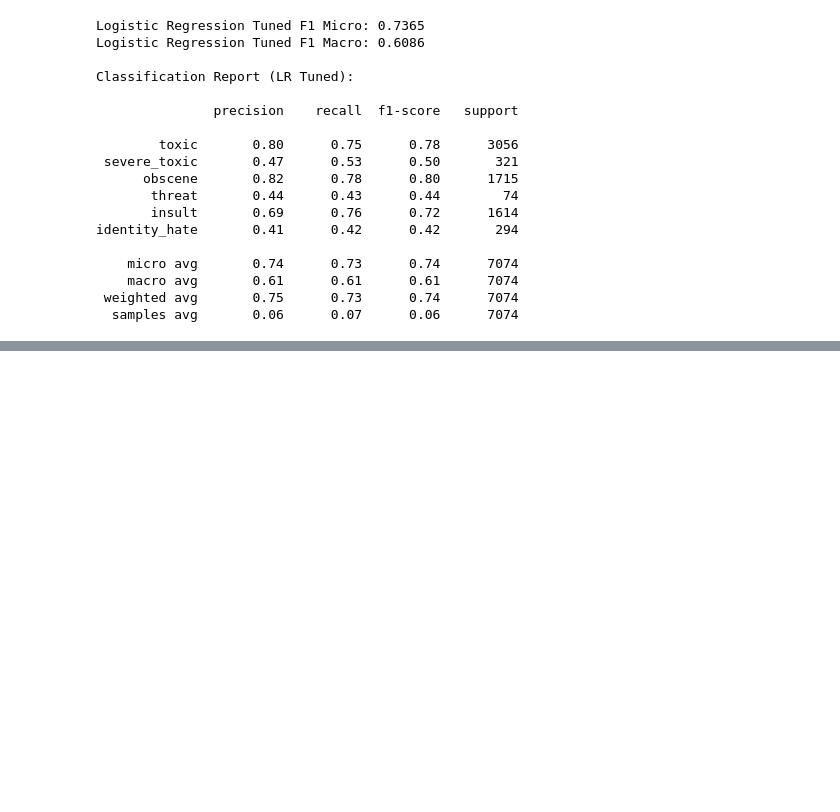
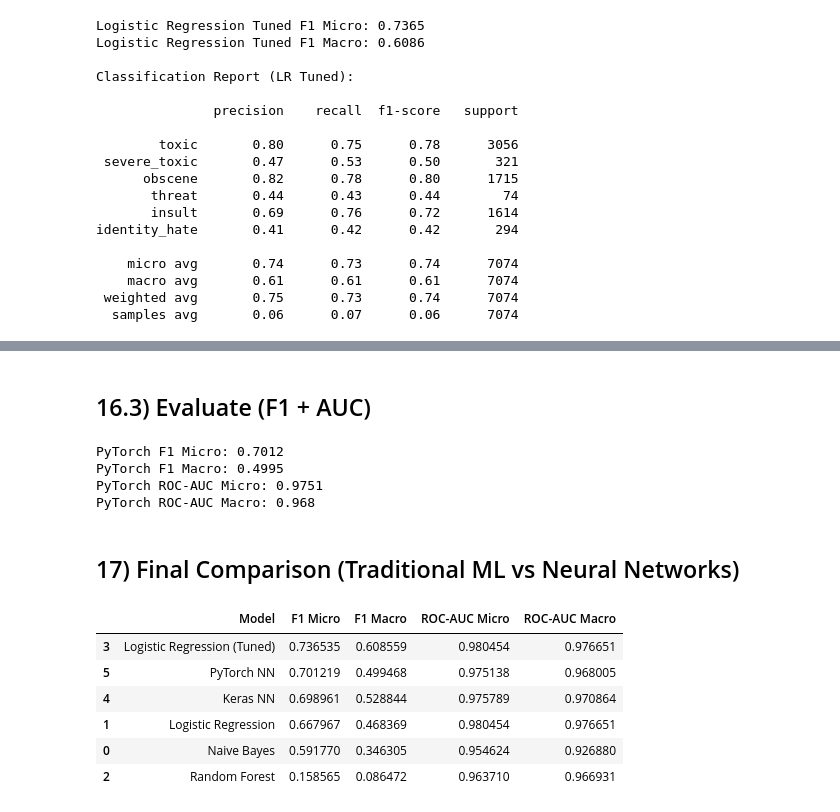
Before and after one commit to sanjelprashid/toxic-comment-classification-AI, a Jupyter notebook: notebooks/toxic_comment_model.ipynb, the cells around one changed output, grey strips where cells are left out. Saved outputs shown, nothing was run; the diff lists cells and outputs as text; code cells hidden in the pictures; blank space fills up the shorter version.

```diff
--- a/notebooks/toxic_comment_model.ipynb
+++ b/notebooks/toxic_comment_model.ipynb
@@ -796,0 +997,56 @@ identity_hate       0.41      0.42      0.42       294
+# %% [markdown]
+## 16.3) Evaluate (F1 + AUC)
+# %%
+from sklearn.metrics import f1_score, roc_auc_score
+import numpy as np
+
+torch_model.eval()
+
+all_probs = []
+all_true = []
+
+with torch.no_grad():
+    for xb, yb in test_loader:
+        xb = xb.to(device)
+        probs = torch_model(xb).cpu().numpy()
+        all_probs.append(probs)
+        all_true.append(yb.numpy())
+
+torch_prob = np.vstack(all_probs)
+y_true = np.vstack(all_true)
+
+torch_pred = (torch_prob >= 0.5).astype(int)
+
+print("PyTorch F1 Micro:", round(f1_score(y_true, torch_pred, average="micro"), 4))
+print("PyTorch F1 Macro:", round(f1_score(y_true, torch_pred, average="macro"), 4))
+
+print("PyTorch ROC-AUC Micro:", round(roc_auc_score(y_true, torch_prob, average="micro"), 4))
+print("PyTorch ROC-AUC Macro:", round(roc_auc_score(y_true, torch_prob, average="macro"), 4))
+# %% [output]
+PyTorch F1 Micro: 0.7012
+PyTorch F1 Macro: 0.4995
+PyTorch ROC-AUC Micro: 0.9751
+PyTorch ROC-AUC Macro: 0.968
+# %% [markdown]
+## 17) Final Comparison (Traditional ML vs Neural Networks)
+# %%
+final_comparison = pd.DataFrame([
+    ["Naive Bayes", nb_f1_micro, nb_f1_macro, nb_micro_auc, nb_macro_auc],
+    ["Logistic Regression", lr_f1_micro, lr_f1_macro, lr_micro_auc, lr_macro_auc],
+    ["Random Forest", rf_f1_micro, rf_f1_macro, rf_micro_auc, rf_macro_auc],
+    ["Logistic Regression (Tuned)", f1_score(y_test, lr_tuned_pred, average="micro"), f1_score(y_test, lr_tuned_pred, average="macro"), lr_micro_auc, lr_macro_auc],
+    ["Keras NN", f1_score(y_test, keras_pred, average="micro"), f1_score(y_test, keras_pred, average="macro"),
+     roc_auc_score(y_test, keras_prob, average="micro"), roc_auc_score(y_test, keras_prob, average="macro")],
+    ["PyTorch NN", f1_score(y_test, torch_pred, average="micro"), f1_score(y_test, torch_pred, average="macro"),
+     roc_auc_score(y_test, torch_prob, average="micro"), roc_auc_score(y_test, torch_prob, average="macro")],
+], columns=["Model", "F1 Micro", "F1 Macro", "ROC-AUC Micro", "ROC-AUC Macro"])
+
+final_comparison.sort_values(by="F1 Micro", ascending=False)
+# %% [output]
+|  | Model | F1 Micro | F1 Macro | ROC-AUC Micro | ROC-AUC Macro |
+| 3 | Logistic Regression (Tuned) | 0.736535 | 0.608559 | 0.980454 | 0.976651 |
+| 5 | PyTorch NN | 0.701219 | 0.499468 | 0.975138 | 0.968005 |
+| 4 | Keras NN | 0.698961 | 0.528844 | 0.975789 | 0.970864 |
+| 1 | Logistic Regression | 0.667967 | 0.468369 | 0.980454 | 0.976651 |
+| 0 | Naive Bayes | 0.591770 | 0.346305 | 0.954624 | 0.926880 |
+| 2 | Random Forest | 0.158565 | 0.086472 | 0.963710 | 0.966931 |
```
Also changed, not shown: parts of 16 cells of this notebook, 1 other file.
